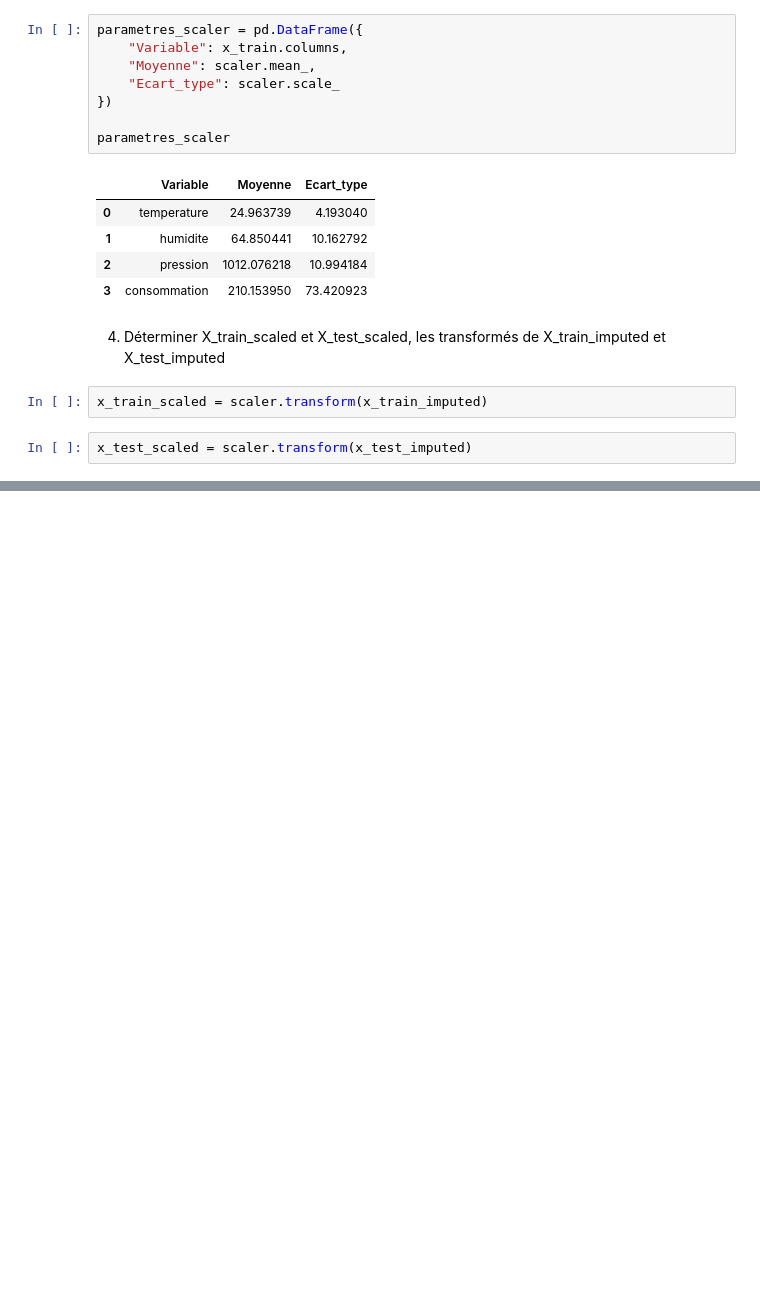
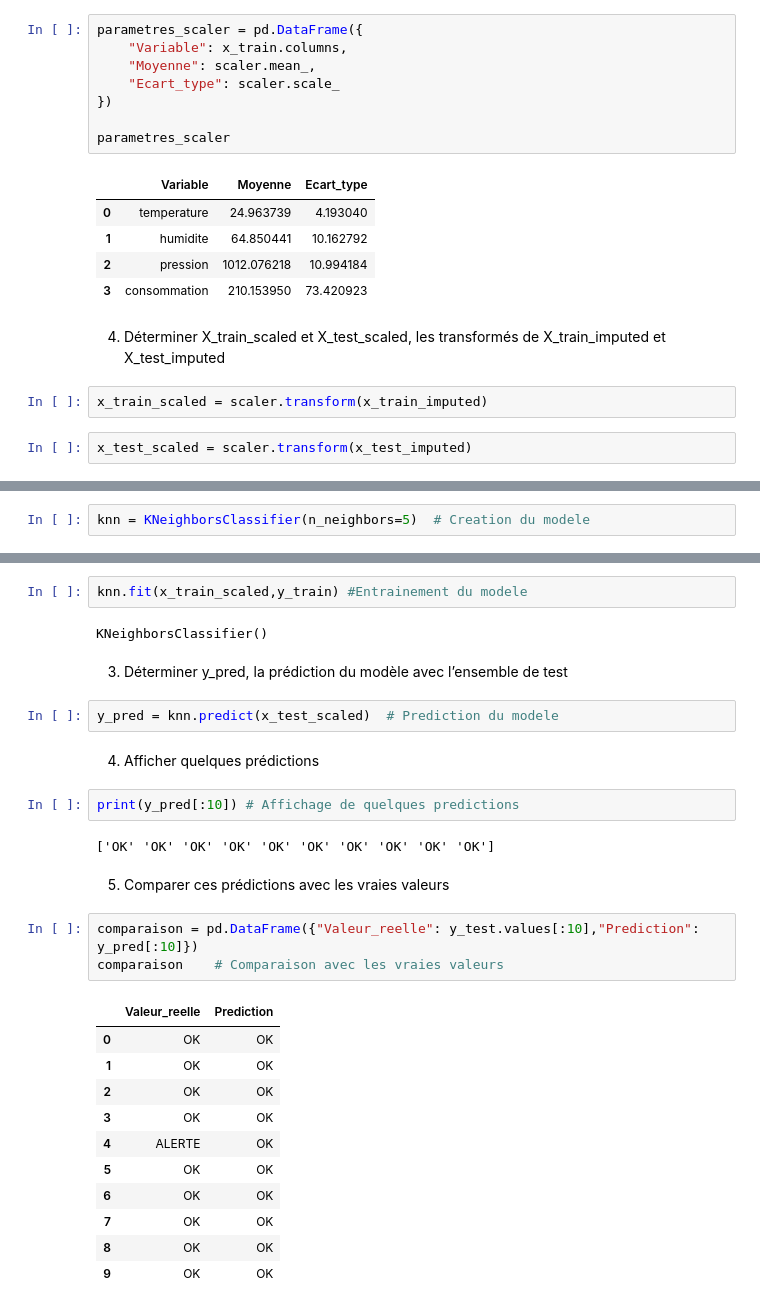
Before and after one commit to khadidiatoungom4-ai/Atelier_Scikit-learn_iot, a Jupyter notebook: atelier_scikit-learn_iot.ipynb, the cells around one changed output, grey strips where cells are left out. Saved outputs shown, nothing was run; the diff lists cells and outputs as text; blank space fills up the shorter version.

Commit message:
Partie 6 – Entrainement et prédiction d’un modèle

```diff
--- a/atelier_scikit-learn_iot.ipynb
+++ b/atelier_scikit-learn_iot.ipynb
@@ -325,0 +331,2 @@ x_test_scaled = scaler.transform(x_test_imputed)
+# %%
+knn = KNeighborsClassifier(n_neighbors=5)  # Creation du modele
@@ -325,0 +335,31 @@ x_test_scaled = scaler.transform(x_test_imputed)
+# %%
+knn.fit(x_train_scaled,y_train) #Entrainement du modele
+# %% [output]
+KNeighborsClassifier()
+# %% [markdown]
+3) Déterminer y_pred, la prédiction du modèle avec l’ensemble de test
+# %%
+y_pred = knn.predict(x_test_scaled)  # Prediction du modele
+# %% [markdown]
+4) Afficher quelques prédictions
+# %%
+print(y_pred[:10]) # Affichage de quelques predictions
+# %% [output]
+['OK' 'OK' 'OK' 'OK' 'OK' 'OK' 'OK' 'OK' 'OK' 'OK']
+# %% [markdown]
+5) Comparer ces prédictions avec les vraies valeurs
+# %%
+comparaison = pd.DataFrame({"Valeur_reelle": y_test.values[:10],"Prediction": y_pred[:10]})
+comparaison    # Comparaison avec les vraies valeurs
+# %% [output]
+|  | Valeur_reelle | Prediction |
+| 0 | OK | OK |
+| 1 | OK | OK |
+| 2 | OK | OK |
+| 3 | OK | OK |
+| 4 | ALERTE | OK |
+| 5 | OK | OK |
+| 6 | OK | OK |
+| 7 | OK | OK |
+| 8 | OK | OK |
+| 9 | OK | OK |
```
Also changed, not shown: parts of 3 cells of this notebook.
